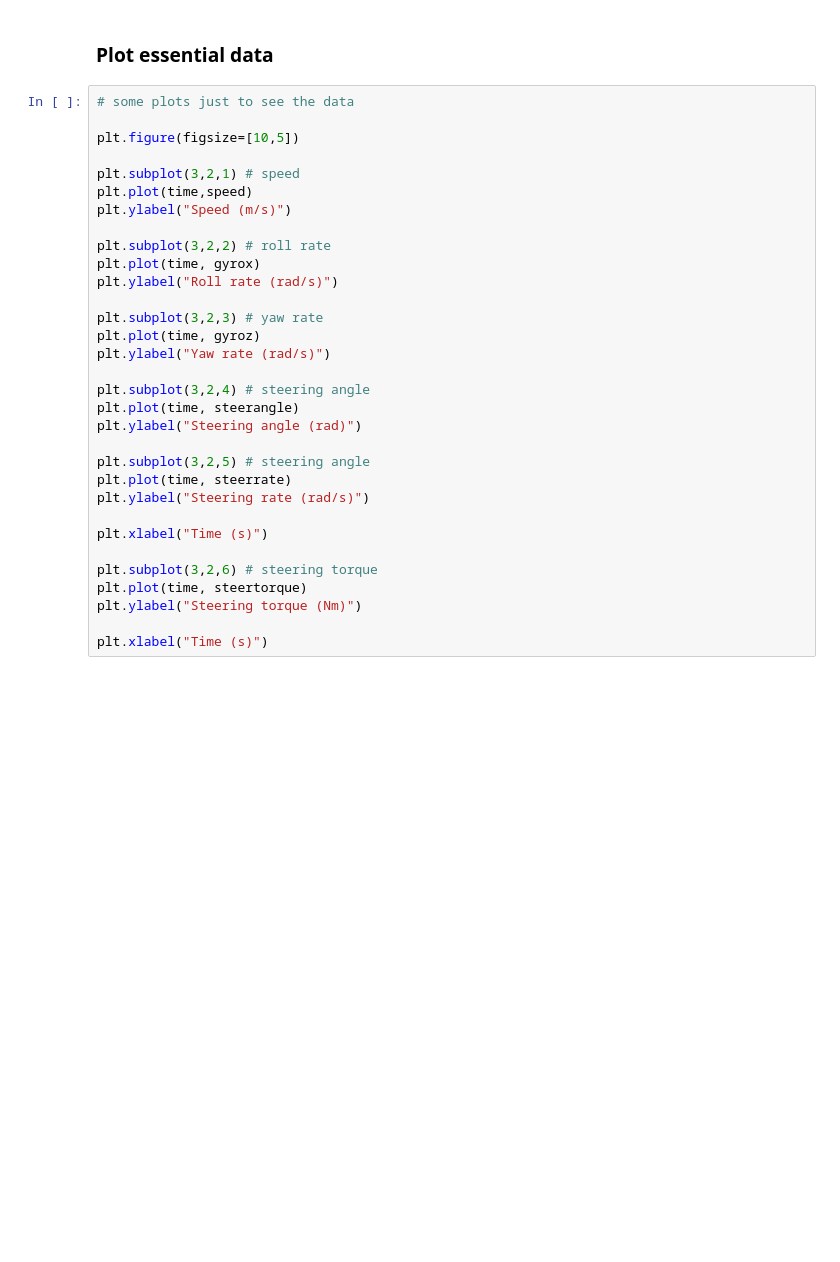
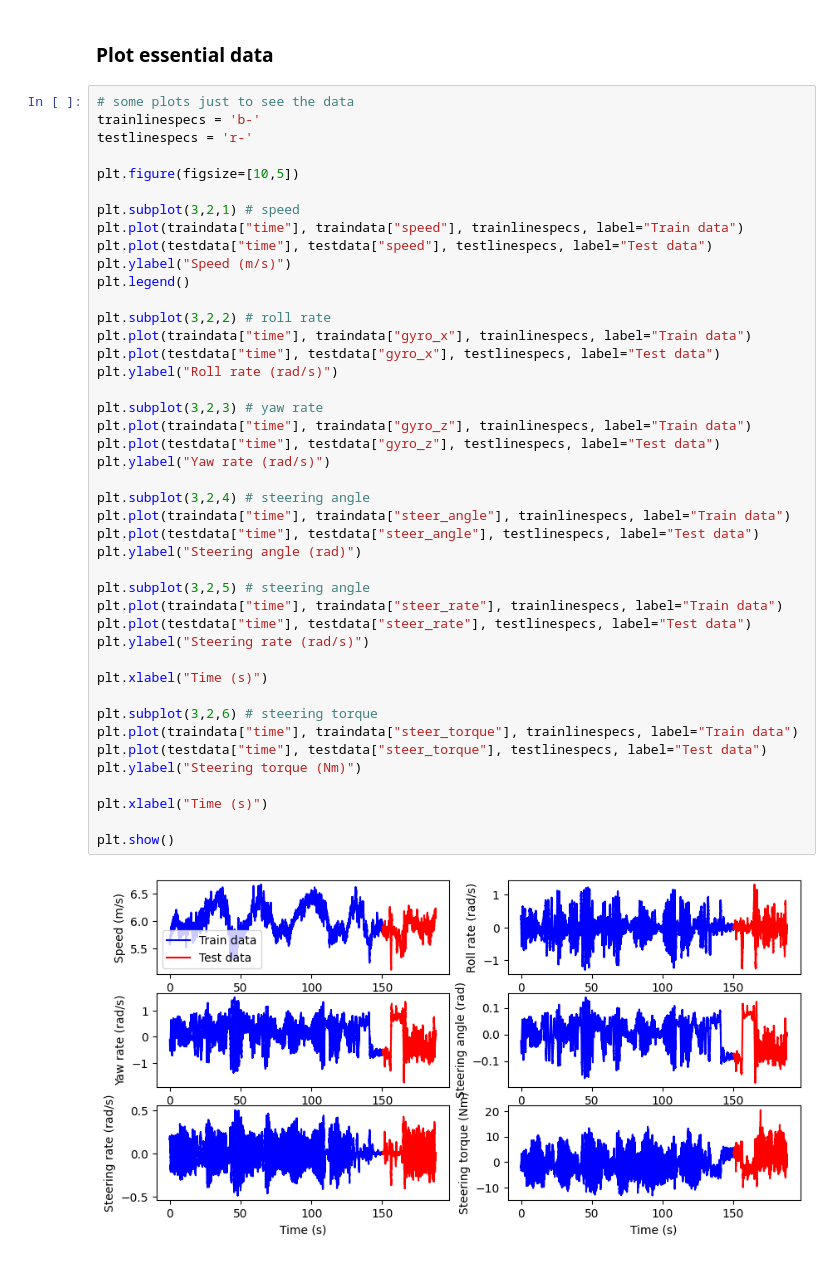
Before and after one commit to stefphd/bicycle-lnn, a Jupyter notebook: main.ipynb, the cells around one changed output. Drawn from its saved outputs; the diff is of its cells as text; blank space fills up the shorter version.

```diff
--- a/main.ipynb
+++ b/main.ipynb
@@ -96,33 +108,46 @@ for key in datamat.keys():
 ### Plot essential data
 # %%
 # some plots just to see the data
+trainlinespecs = 'b-'
+testlinespecs = 'r-'
 
 plt.figure(figsize=[10,5])
 
 plt.subplot(3,2,1) # speed
-plt.plot(time,speed)
+plt.plot(traindata["time"], traindata["speed"], trainlinespecs, label="Train data")
+plt.plot(testdata["time"], testdata["speed"], testlinespecs, label="Test data")
 plt.ylabel("Speed (m/s)")
+plt.legend()
 
 plt.subplot(3,2,2) # roll rate
-plt.plot(time, gyrox)
+plt.plot(traindata["time"], traindata["gyro_x"], trainlinespecs, label="Train data")
+plt.plot(testdata["time"], testdata["gyro_x"], testlinespecs, label="Test data")
 plt.ylabel("Roll rate (rad/s)")
 
 plt.subplot(3,2,3) # yaw rate
-plt.plot(time, gyroz)
+plt.plot(traindata["time"], traindata["gyro_z"], trainlinespecs, label="Train data")
+plt.plot(testdata["time"], testdata["gyro_z"], testlinespecs, label="Test data")
 plt.ylabel("Yaw rate (rad/s)")
 
 plt.subplot(3,2,4) # steering angle
-plt.plot(time, steerangle)
+plt.plot(traindata["time"], traindata["steer_angle"], trainlinespecs, label="Train data")
+plt.plot(testdata["time"], testdata["steer_angle"], testlinespecs, label="Test data")
 plt.ylabel("Steering angle (rad)")
 
 plt.subplot(3,2,5) # steering angle
-plt.plot(time, steerrate)
+plt.plot(traindata["time"], traindata["steer_rate"], trainlinespecs, label="Train data")
+plt.plot(testdata["time"], testdata["steer_rate"], testlinespecs, label="Test data")
 plt.ylabel("Steering rate (rad/s)")
 
 plt.xlabel("Time (s)")
 
 plt.subplot(3,2,6) # steering torque
-plt.plot(time, steertorque)
+plt.plot(traindata["time"], traindata["steer_torque"], trainlinespecs, label="Train data")
+plt.plot(testdata["time"], testdata["steer_torque"], testlinespecs, label="Test data")
 plt.ylabel("Steering torque (Nm)")
 
 plt.xlabel("Time (s)")
+
+plt.show()
+# %% [output]
+[figure, added]
```
Also changed, not shown: parts of 1 cell of this notebook.
